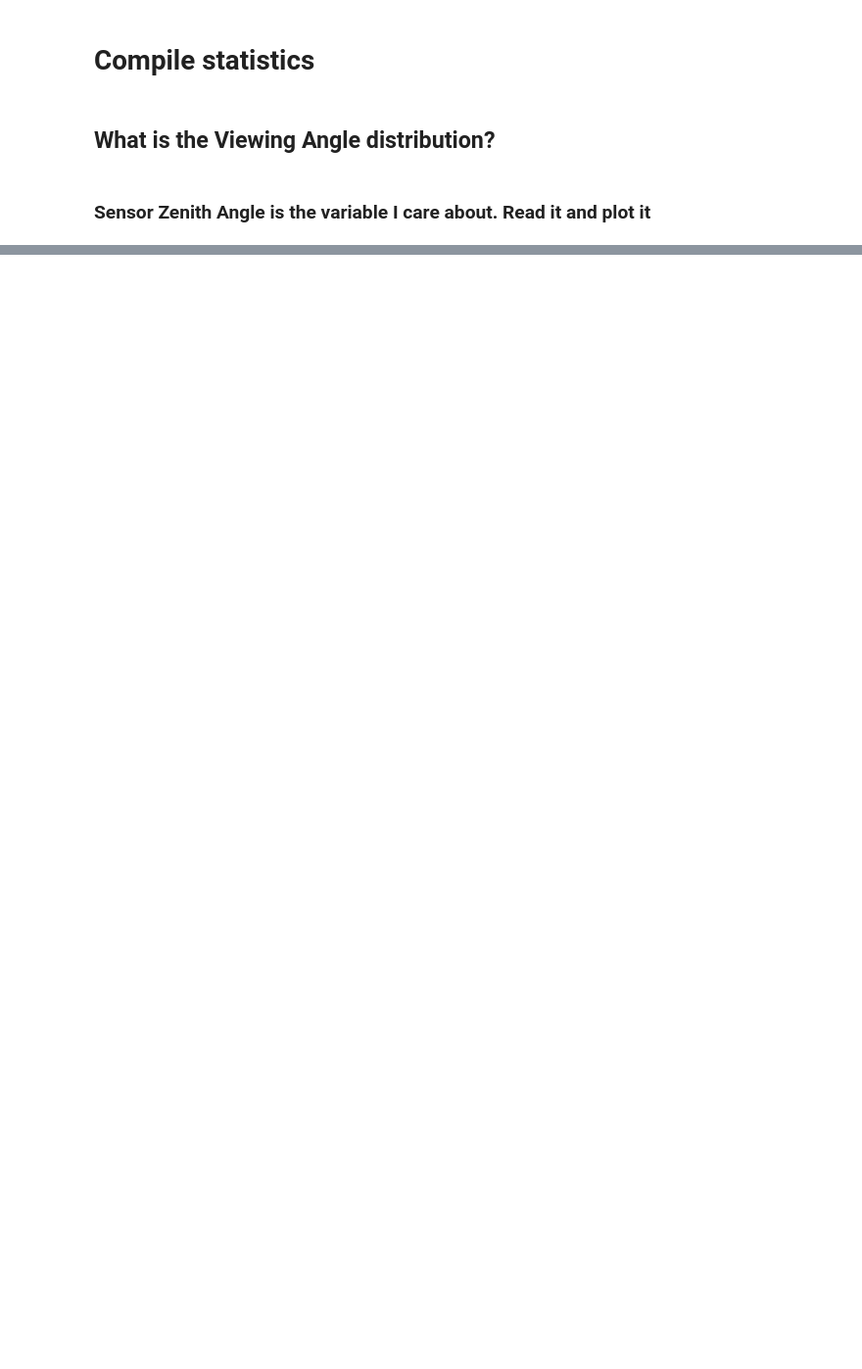
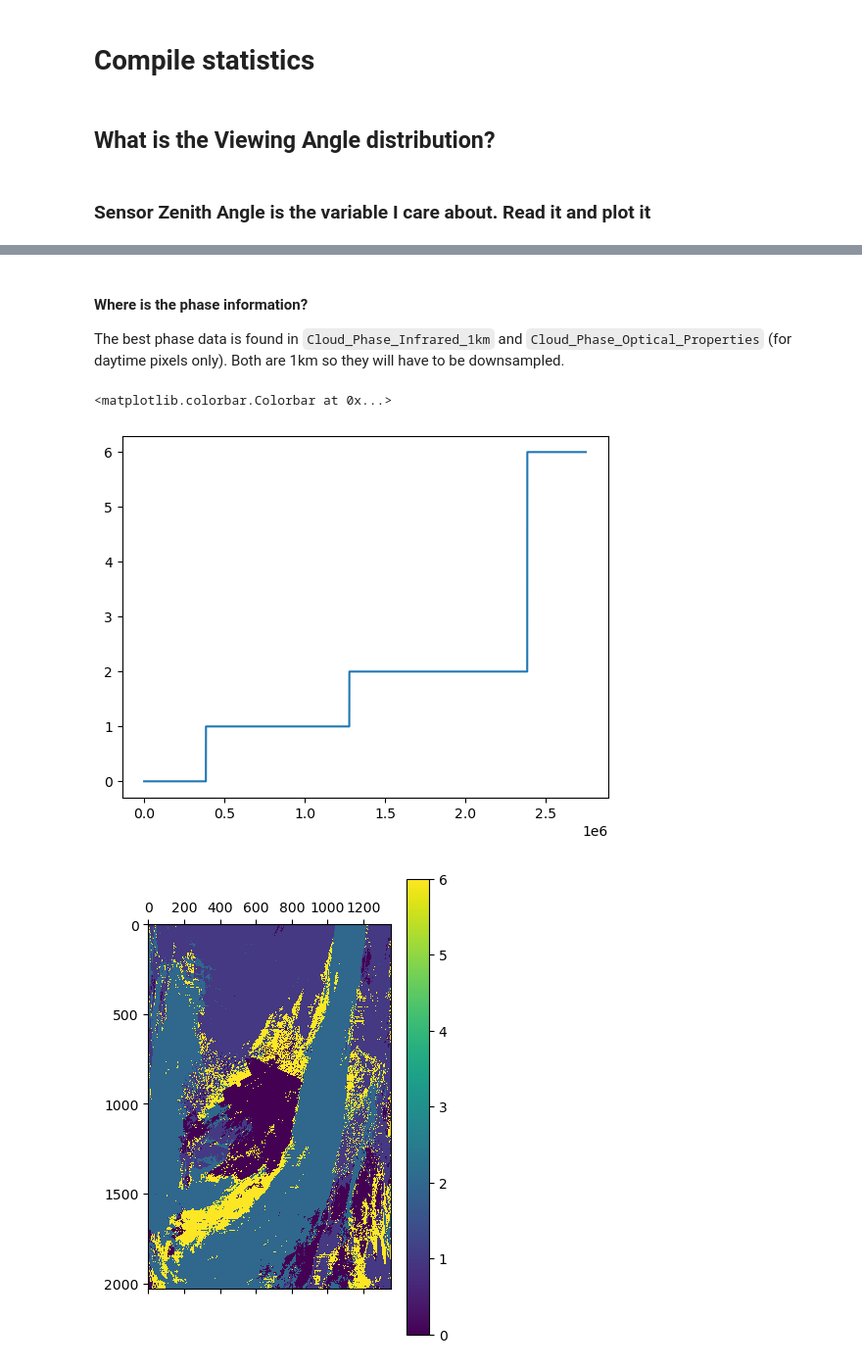
Before and after one commit to Kwartzl8/LIDAR-Cloud-Phase-Detection, a Jupyter notebook: testing_ground.ipynb, the cells around one changed output, grey strips where cells are left out. Shown at 98% size. Cells and saved outputs as stored; diff of their text form; code cells hidden in the pictures; blank space fills up the shorter version.

```diff
--- a/testing_ground.ipynb
+++ b/testing_ground.ipynb
@@ -609,0 +759,79 @@ ax.hist(pixel_angles)
+# %% [markdown]
+#### Where is the phase information?
+The best phase data is found in `Cloud_Phase_Infrared_1km` and `Cloud_Phase_Optical_Properties` (for daytime pixels only). Both are 1km so they will have to be downsampled.
+# %%
+from pyhdf.SD import *
+import matplotlib.pyplot as plt
+import numpy as np
+
+modis_filepath = "./test_data/MODIS/2017/01/01/MYD06_L2.A2017001.1525.061.2018029080401.hdf"
+
+# def get_modis_cloud_phase_to_df(modis_filepath):
+MODIS_reader = SD(modis_filepath)
+modis_cloud_mask_1km = MODIS_reader.select("Cloud_Mask_1km").get()[:,:,0]
+
+def vectorized_parse_byte_properties(byte_array):
+    # Vectorized version of parse_byte_properties function
+    properties = {}
+
+    # Bit 0: Cloud Mask Flag
+    properties['Cloud Mask Flag'] = np.where((byte_array & 0b1) == 0, 'Not determined', 'Determined')
+
+    # Bits 2-1: Unobstructed FOV Quality Flag
+    quality_flag = (byte_array >> 1) & 0b11
+    quality_mapping = {
+        0b00: 'Cloudy',
+        0b01: 'Uncertain',
+        0b10: 'Probably Clear',
+        0b11: 'Confident Clear'
+    }
+    properties['Unobstructed FOV Quality Flag'] = np.vectorize(quality_mapping.get)(quality_flag)
+
+    # Bit 3: Day or Night Path
+    properties['Day or Night Path'] = np.where((byte_array >> 2) & 0b1 == 0, 'Night', 'Day')
+
+    # Bit 4: Sunglint Path
+    properties['Sunglint Path'] = np.where((byte_array >> 3) & 0b1 == 0, 'Yes', 'No')
+
+    # Bit 5: Snow/Ice Background Path
+    properties['Snow/Ice Background Path'] = np.where((byte_array >> 4) & 0b1 == 0, 'Yes', 'No')
+
+    # Bits 7-6: Land or Water Path
+    land_water_flag = (byte_array >> 5) & 0b11
+    land_water_mapping = {
+        0b00: 'Water',
+        0b01: 'Coastal',
+        0b10: 'Desert',
+        0b11: 'Land'
+    }
+    properties['Land or Water Path'] = np.vectorize(land_water_mapping.get)(land_water_flag)
+
+    return properties
+
+# Example usage with a NumPy array of bytes
+byte_array = np.array(modis_cloud_mask_1km, dtype=np.uint8).flatten()
+result = vectorized_parse_byte_properties(byte_array)
+
+solar_zenith = MODIS_reader.select("Solar_Zenith").get()
+daytime_pixels = solar_zenith < 8136
+
+modis_infrared_phase = MODIS_reader.select("Cloud_Phase_Infrared_1km").get()
+modis_optical_phase = MODIS_reader.select("Cloud_Phase_Optical_Properties").get()
+
+infrared_fillvalue = MODIS_reader.select("Cloud_Phase_Infrared_1km").attributes().get("_FillValue")
+optical_fillvalue = MODIS_reader.select("Cloud_Phase_Optical_Properties").attributes().get("_FillValue")
+
+modis_infrared_phase = np.where(modis_infrared_phase == infrared_fillvalue, 6, modis_infrared_phase)
+
+plt.plot(np.sort(modis_infrared_phase.flatten()))
+plt.matshow(modis_infrared_phase)
+plt.colorbar()
+plt.matshow(modis_optical_phase)
+plt.colorbar()
+plt.matshow(daytime_pixels)
+plt.gca().set_title("day pixels")
+plt.colorbar()
+# %% [output]
+<matplotlib.colorbar.Colorbar at 0x...>
+[figure, added]
+[figure, added]
```
Also changed, not shown: parts of 24 cells of this notebook.
